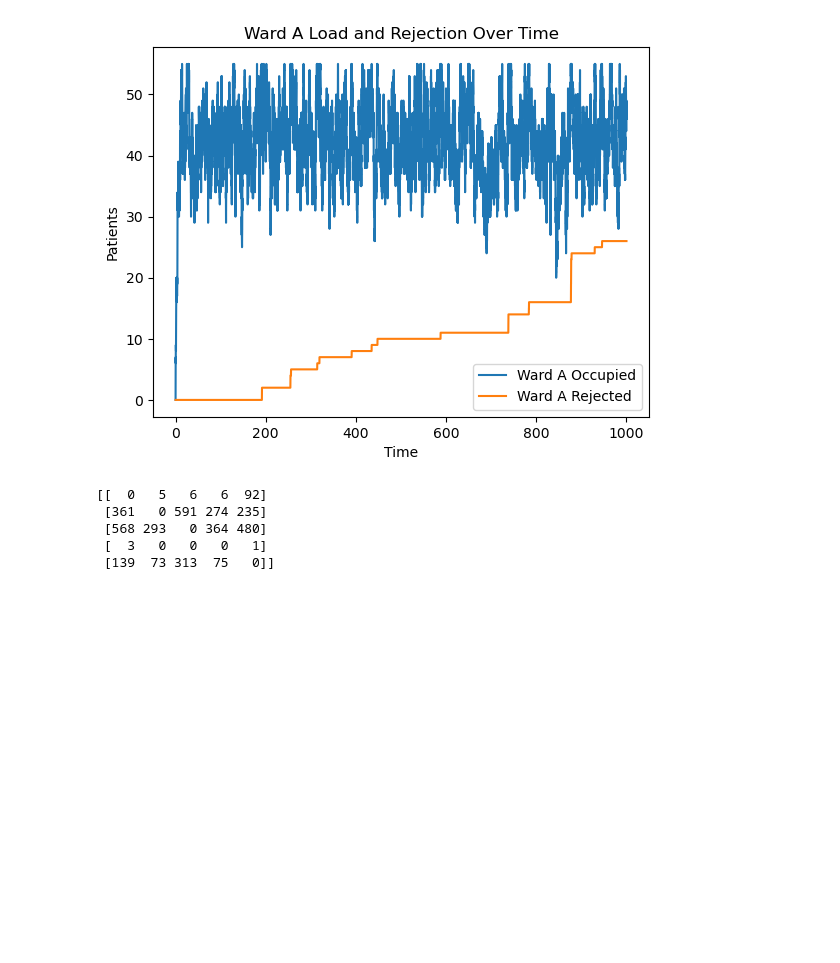
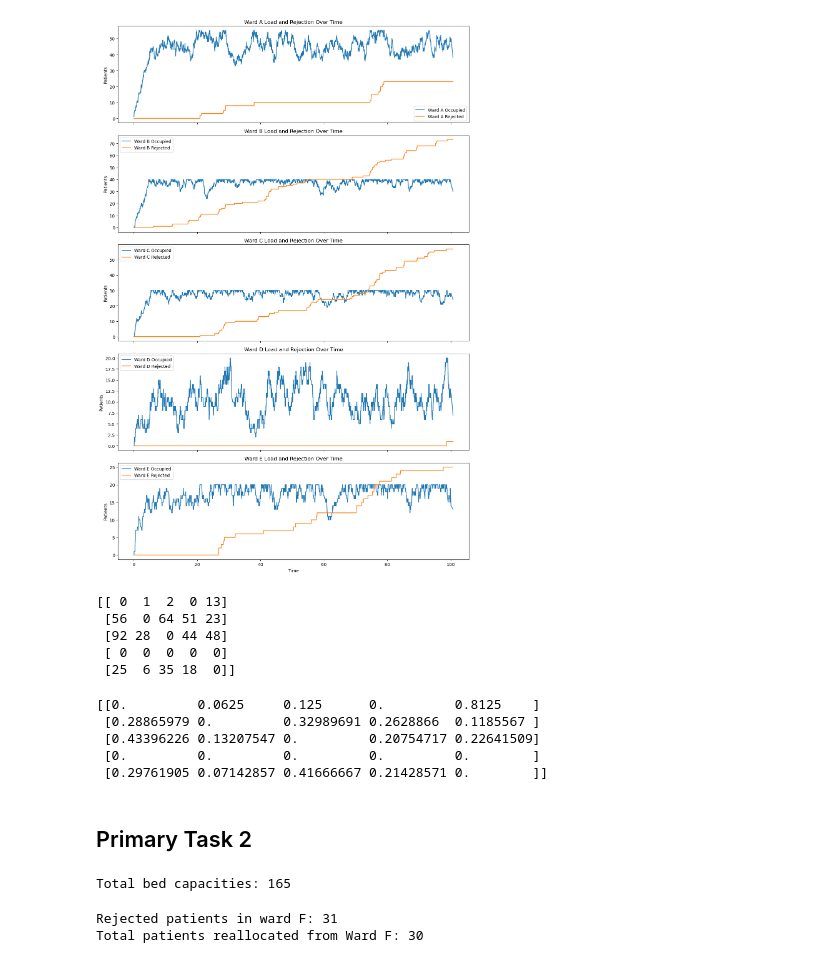
Before and after one commit to Samueled29/Stochatic_Simulation_Projects, a Jupyter notebook: Project_2/task1_Luigi.ipynb, the cells around one changed output. Cells and saved outputs as stored; diff of their text form; code cells hidden in the pictures; blank space fills up the shorter version.

Commit message:
almost done task 2

```diff
--- a/Project_2/task1_Luigi.ipynb
+++ b/Project_2/task1_Luigi.ipynb
@@ -101,7 +103,7 @@ def simulate(
 
             if occupied_bed[new_ward] < bed_capacity[new_ward]:
                 occupied_bed[new_ward] += 1
-                stay_time = time_of_stay(1 / mean_length_stay[new_ward])
+                stay_time = time_of_stay(mean_length_stay[new_ward])
                 departure_time = arrival_time + stay_time
                 leaving_time.append((departure_time, new_ward))
                 processed.append(False)
@@ -140,7 +142,7 @@ lambdas = [14.5, 11.0, 8.0, 6.5, 5.0]
 
 mean_length_of_stay = np.array([2.9, 4.0, 4.5, 1.4, 3.9])
 
-days_simulation = 1000
+days_simulation = 100
 # %%
 occ_bed_hist, rej_hist, time_hist, leaves, reloc_matrix, mix_time_arrival = simulate(P, lambdas, mean_length_of_stay, bed_capacities, days_simulation)
 # %%
@@ -170,18 +184,24 @@ plt.show()
 # %%
-plt.plot(time_hist, occ_bed_hist[:, 0], label='Ward A Occupied')
-plt.plot(time_hist, rej_hist[:, 0], label='Ward A Rejected')
-plt.xlabel("Time")
-plt.ylabel("Patients")
-plt.legend()
-plt.title("Ward A Load and Rejection Over Time")
+fig, axes = plt.subplots(5, 1, figsize=(12, 18), sharex=True)
+ward_names = ['A', 'B', 'C', 'D', 'E']
+
+for idx in range(5):
+    axes[idx].plot(time_hist, occ_bed_hist[:, idx], label=f'Ward {ward_names[idx]} Occupied')
+    axes[idx].plot(time_hist, rej_hist[:, idx], label=f'Ward {ward_names[idx]} Rejected')
+    axes[idx].set_ylabel("Patients")
+    axes[idx].set_title(f"Ward {ward_names[idx]} Load and Rejection Over Time")
+    axes[idx].legend()
+
+axes[-1].set_xlabel("Time")
+plt.tight_layout()
 plt.show()
 # %% [output]
-[figure, old version]
+[figure, new version]
 # %%
 print(reloc_matrix)
 # %% [output]
-[[  0   5   6   6  92]
- [361   0 591 274 235]
- [568 293   0 364 480]
- [  3   0   0   0   1]
- [139  73 313  75   0]]
+[[ 0  1  2  0 13]
+ [56  0 64 51 23]
+ [92 28  0 44 48]
+ [ 0  0  0  0  0]
+ [25  6 35 18  0]]
@@ -187,0 +215,34 @@ print(reloc_matrix)
+# %%
+print(compute_empirical_transition(reloc_matrix))
+# %% [output]
+[[0.         0.0625     0.125      0.         0.8125    ]
+ [0.28865979 0.         0.32989691 0.2628866  0.1185567 ]
+ [0.43396226 0.13207547 0.         0.20754717 0.22641509]
+ [0.         0.         0.         0.         0.        ]
+ [0.29761905 0.07142857 0.41666667 0.21428571 0.        ]]
+# %% [markdown]
+## Primary Task 2
+# %%
+P = np.array([
+    [0.00, 0.05, 0.10, 0.05, 0.80, 0],  # From A
+    [0.20, 0.00, 0.50, 0.15, 0.15, 0],  # From B
+    [0.30, 0.20, 0.00, 0.20, 0.30, 0],  # From C
+    [0.35, 0.30, 0.05, 0.00, 0.30, 0],  # From D
+    [0.20, 0.10, 0.60, 0.10, 0.00, 0],  # From E
+    [0.20, 0.20, 0.20, 0.20, 0.20, 0.00]
+])
+
+total_bed = 165
+
+bed_capacities = [40, 40, 20, 15, 15, 35]
+print("Total bed capacities:", sum(bed_capacities))
+
+lambdas = [14.5, 11.0, 8.0, 6.5, 5.0, 13.0]
+
+mean_length_of_stay = [2.9, 4.0, 4.5, 1.4, 3.9, 2.2]
+
+urgency_point = [7, 5, 2, 10, 5]
+
+days_simulation = 100
+# %% [output]
+Total bed capacities: 165
@@ -187,0 +251,9 @@ print(reloc_matrix)
+# %%
+rejected_F = rej_hist[-1, -1]
+relocated_F = np.sum(reloc_matrix[-1, :])
+
+print(f"Rejected patients in ward F: {rejected_F}")
+print(f"Total patients reallocated from Ward F: {relocated_F}")
+# %% [output]
+Rejected patients in ward F: 31
+Total patients reallocated from Ward F: 30
```
Also changed, not shown: parts of 12 cells of this notebook.
